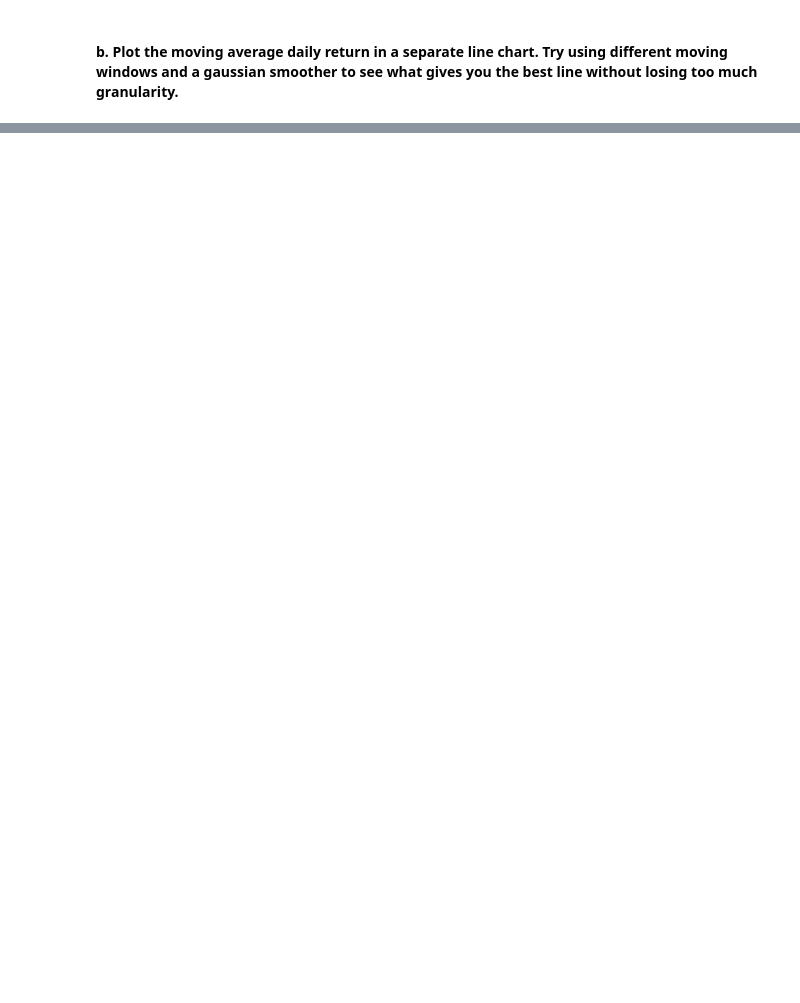
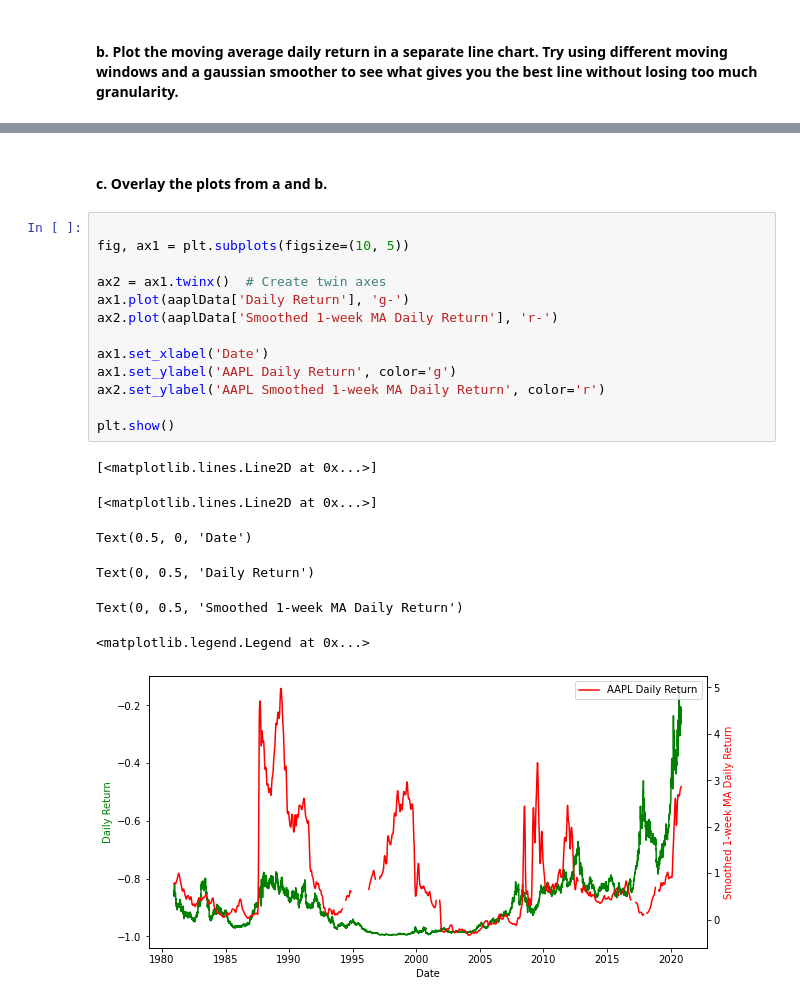
Before and after one commit to jeffsnguyen/Python, a Jupyter notebook: Level_9/Homework/9_3.ipynb, the cells around one changed output, grey strips where cells are left out. Drawn from its saved outputs; the diff is of its cells as text; blank space fills up the shorter version.

```diff
--- a/Level_9/Homework/9_3.ipynb
+++ b/Level_9/Homework/9_3.ipynb
@@ -65,0 +87,23 @@ Text(0, 0.5, '1-week MA Daily Return')
+# %% [markdown]
+#### c. Overlay the plots from a and b.
+# %%
+
+fig, ax1 = plt.subplots(figsize=(10, 5))
+
+ax2 = ax1.twinx()  # Create twin axes
+ax1.plot(aaplData['Daily Return'], 'g-')
+ax2.plot(aaplData['Smoothed 1-week MA Daily Return'], 'r-')
+
+ax1.set_xlabel('Date')
+ax1.set_ylabel('AAPL Daily Return', color='g')
+ax2.set_ylabel('AAPL Smoothed 1-week MA Daily Return', color='r')
+
+plt.show()
+# %% [output]
+[<matplotlib.lines.Line2D at 0x...>]
+[<matplotlib.lines.Line2D at 0x...>]
+Text(0.5, 0, 'Date')
+Text(0, 0.5, 'Daily Return')
+Text(0, 0.5, 'Smoothed 1-week MA Daily Return')
+<matplotlib.legend.Legend at 0x...>
+[figure, added]
```
Also changed, not shown: parts of 5 cells of this notebook.
